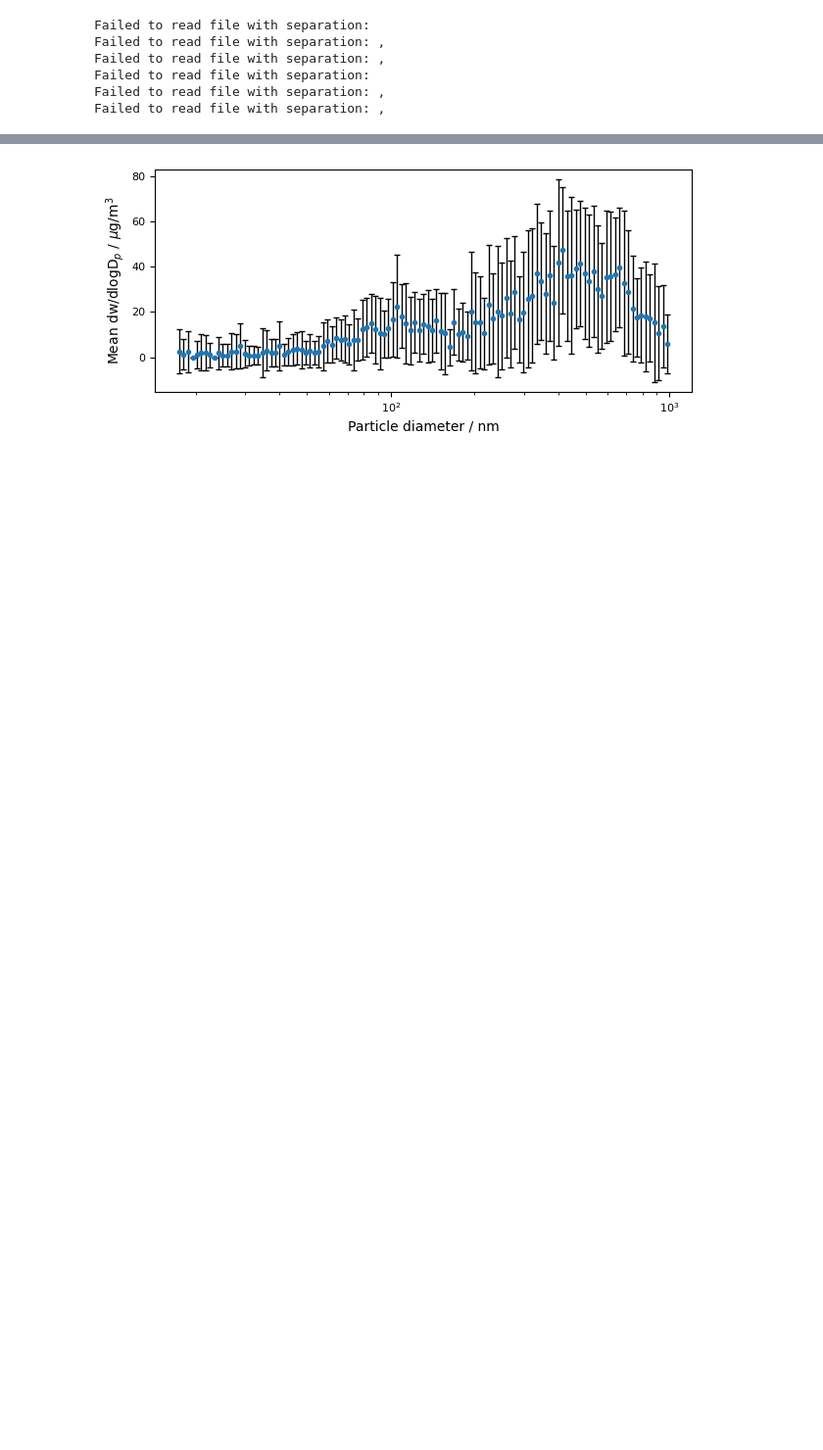
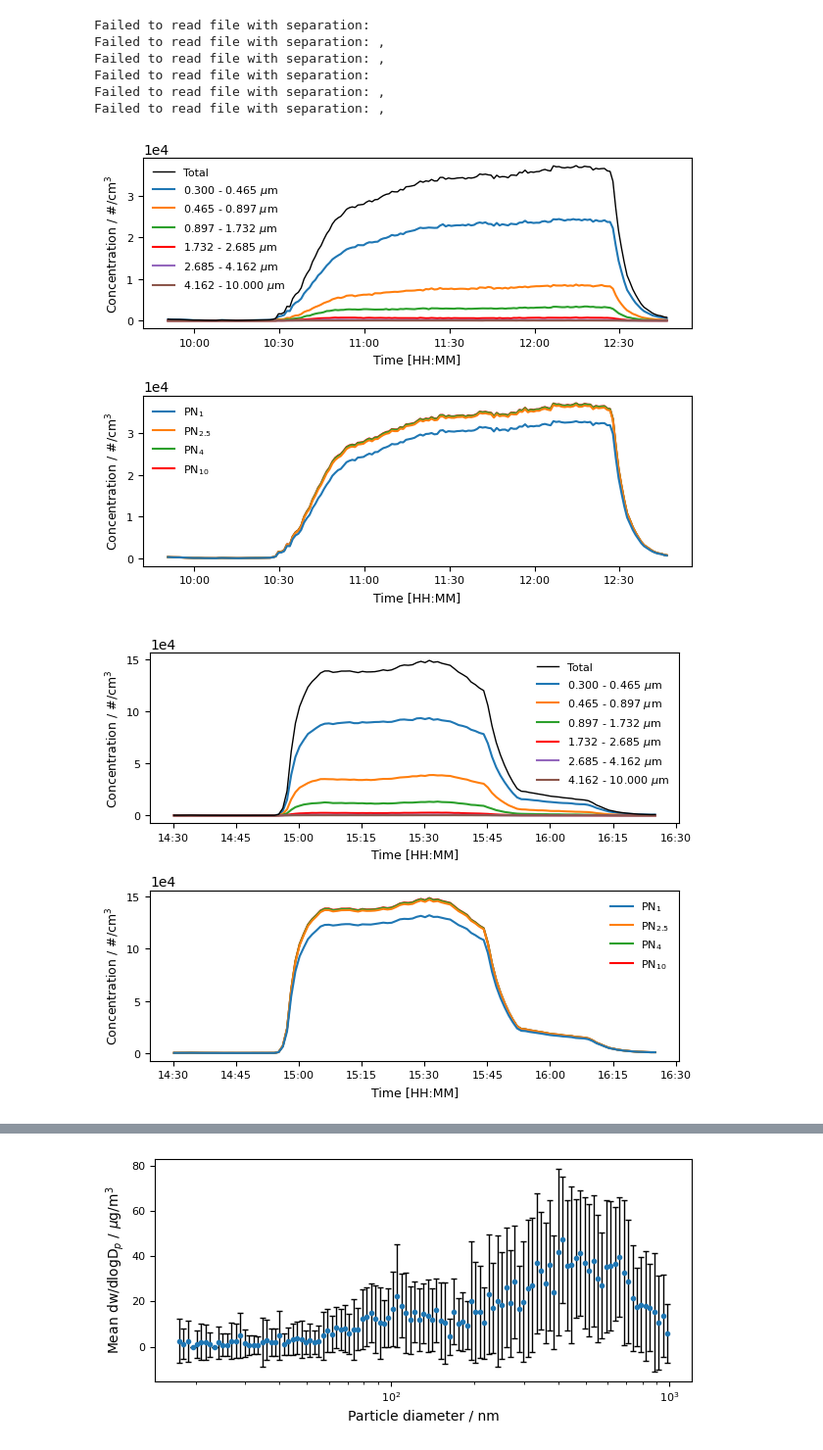
Before and after one commit to Normann25/Master-thesis, a Jupyter notebook: Lund Brake Wear/Exp1.ipynb, the cells around one changed output, grey strips where cells are left out. Shown: that part at 98% size. Saved outputs shown, nothing was run; the diff lists cells and outputs as text; code cells hidden in the pictures; blank space fills up the shorter version.

```diff
--- a/Lund Brake Wear/Exp1.ipynb
+++ b/Lund Brake Wear/Exp1.ipynb
@@ -30,0 +41,15 @@ colors = ['k', 'tab:blue', 'tab:orange', 'tab:green', 'red', 'tab:purple', 'tab:
+# %%
+OPS_dict_keys = ['Exp1', 'Exp2', 'Exp3', 'Exp4']
+
+for i, key in enumerate(OPS_dict_keys):
+    fig_name = 'OPS_total_' + key + '.png'
+
+    fig, axes = plt.subplots(2, 1, figsize = (6.3, 5))
+
+    OPS_single_timeseries(axes, OPS_APS[key], colors, timestamps_wBG[i])
+
+    fig.tight_layout()
+    fig.savefig(fig_name, dpi = 600)
+# %% [output]
+[figure, added]
+[figure, added]
```
Also changed, not shown: parts of 11 cells of this notebook, 9 other files.
